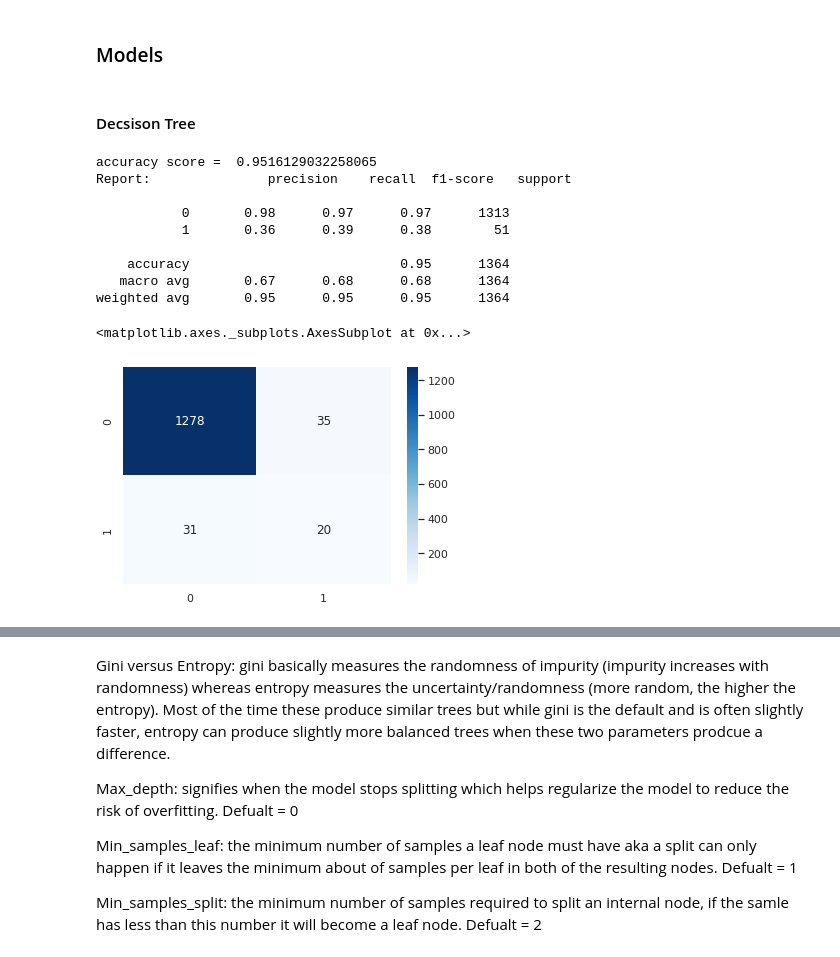
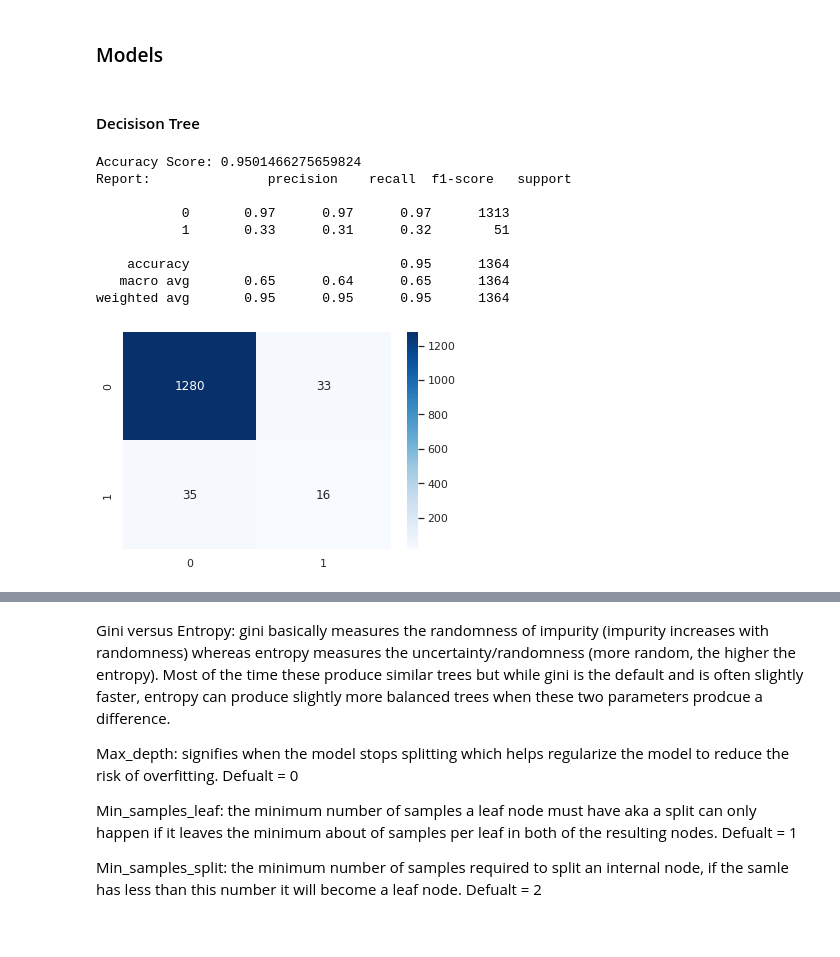
Before and after one commit to erinmcmahon26/Company-Bankruptcy-Prediction, a Jupyter notebook: DecisionTree_and_RandomForest.ipynb, the cells around one changed output, grey strips where cells are left out. Cells and saved outputs as stored; diff of their text form; code cells hidden in the pictures.

Commit message:
added GBC model and conclusion metrics

```diff
--- a/DecisionTree_and_RandomForest.ipynb
+++ b/DecisionTree_and_RandomForest.ipynb
@@ -33,3 +46,10 @@ x_scaled = scaler.fit_transform(x.astype(np.float64))
 x_train, x_test, y_train, y_test = train_test_split(x_scaled,y, test_size=0.2, random_state=42)
 # %% [markdown]
 ### Models
+# %%
+def model_metrics(model, xtest, ytest):
+  y_pred = model.predict(xtest)
+  cm = confusion_matrix(ytest, y_pred)
+  print("Accuracy Score:", accuracy_score(ytest, y_pred))
+  print("Report:", classification_report(ytest, y_pred))
+  sns.heatmap(cm, annot=True, fmt="d",cmap="Blues")
@@ -36,29 +65,22 @@ x_train, x_test, y_train, y_test = train_test_split(x_scaled,y, test_size=0.2, r
 # %% [markdown]
-#### Decsison Tree
+#### Decisison Tree
-# %%
-clf = DecisionTreeClassifier(random_state=0)
-clf.fit(x_train,y_train)
-
-clfy_pred = clf.predict(x_test)
-cm = confusion_matrix(y_test,clfy_pred)
-
-clfa = accuracy_score(y_test, clfy_pred)
-print('accuracy score = ', accuracy_score(y_test, clfy_pred))
-print("Report:", classification_report(y_test, clfy_pred))
-
-sns.heatmap(cm,annot=True,fmt="d",cmap = "Blues")
-# %% [output]
-accuracy score =  0.9516129032258065
-Report:               precision    recall  f1-score   support
-
-           0       0.98      0.97      0.97      1313
-           1       0.36      0.39      0.38        51
-
-    accuracy                           0.95      1364
-   macro avg       0.67      0.68      0.68      1364
-weighted avg       0.95      0.95      0.95      1364
-<matplotlib.axes._subplots.AxesSubplot at 0x...>
-[figure, removed]
+# %%
+clf = DecisionTreeClassifier(random_state=0)
+clf.fit(x_train,y_train)
+
+model_metrics(clf, x_test, y_test)
+aucscore(clf, )
+# %% [output]
+Accuracy Score: 0.9501466275659824
+Report:               precision    recall  f1-score   support
+
+           0       0.97      0.97      0.97      1313
+           1       0.33      0.31      0.32        51
+
+    accuracy                           0.95      1364
+   macro avg       0.65      0.64      0.65      1364
+weighted avg       0.95      0.95      0.95      1364
+[figure, added]
 # %%
 # can adjust min_impurity_decrease=# to decrease the
 from sklearn import tree
```
Also changed, not shown: parts of 38 cells of this notebook.
